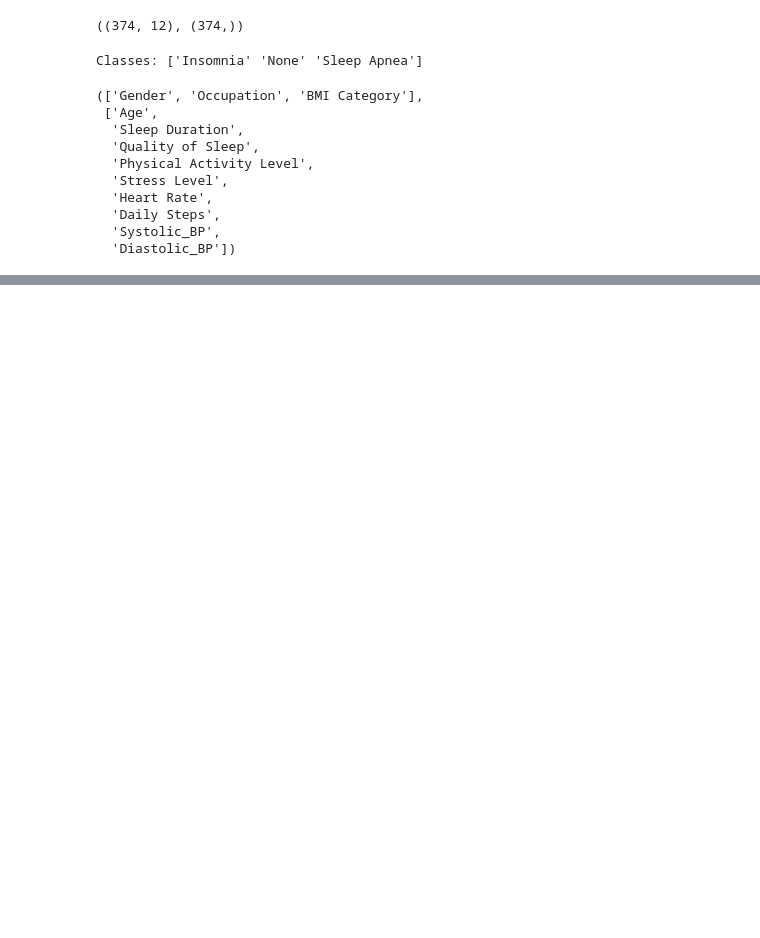
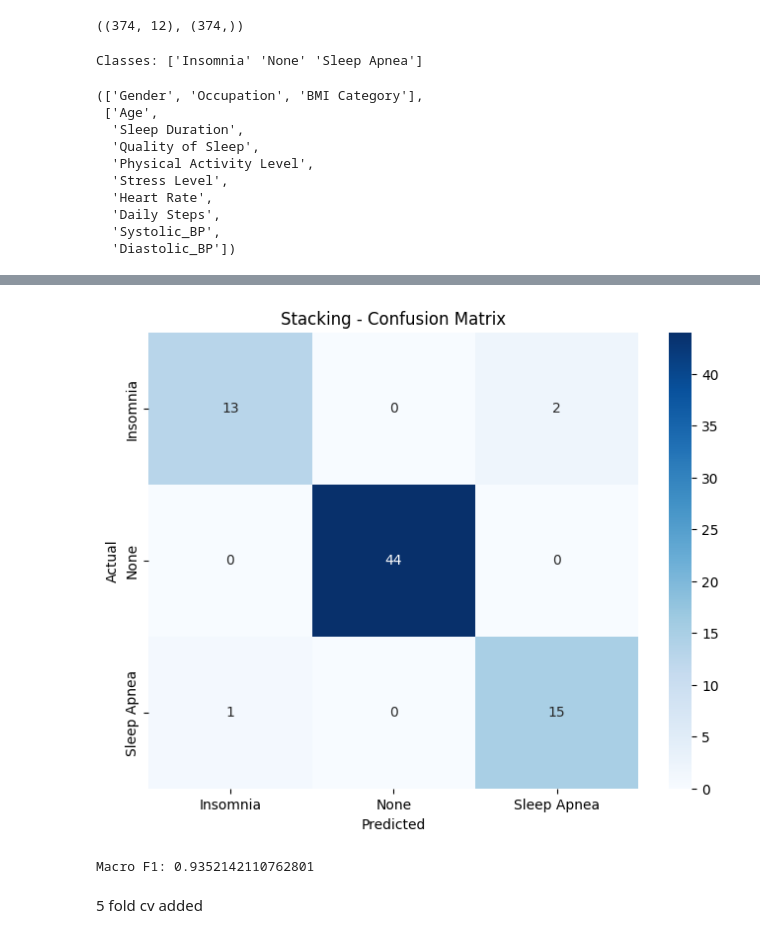
Before and after one commit to rifat-binreza/sleep_data_analysis_bracu, a Jupyter notebook: stacking_imp.ipynb, the cells around one changed output, grey strips where cells are left out. Saved outputs shown, nothing was run; the diff lists cells and outputs as text; code cells hidden in the pictures; blank space fills up the shorter version.

```diff
--- a/stacking_imp.ipynb
+++ b/stacking_imp.ipynb
@@ -147,0 +172,14 @@ categorical_cols, numerical_cols
+# %%
+stack_clf = StackingClassifier(
+    estimators=[("rf", rf), ("xgb", xgb)],
+    final_estimator=LogisticRegression(max_iter=4000,C=2.0),
+    stack_method="predict_proba",
+    n_jobs=-1
+)
+# %%
+stacking_model = Pipeline([
+    ("preprocessor", preprocessor),
+    ("classifier", stack_clf)
+])
+
+stacking_model
@@ -147,0 +204,2 @@ categorical_cols, numerical_cols
+# %%
+stacking_model.fit(X_train, y_train)
@@ -147,0 +224,11 @@ categorical_cols, numerical_cols
+# %%
+y_pred = stacking_model.predict(X_test)
+
+acc = accuracy_score(y_test, y_pred)
+print(f"STACKING ACCURACY: {acc*100:.2f}%")
+
+print("\nClassification Report:")
+print(classification_report(y_test, y_pred, target_names=le.classes_))
+
+cm = confusion_matrix(y_test, y_pred)
+print("\nConfusion Matrix:\n", cm)
@@ -147,0 +254,20 @@ categorical_cols, numerical_cols
+# %%
+plt.figure(figsize=(8, 6))
+sns.heatmap(
+    cm, annot=True, fmt="d", cmap="Blues",
+    xticklabels=le.classes_,
+    yticklabels=le.classes_
+)
+plt.xlabel("Predicted")
+plt.ylabel("Actual")
+plt.title("Stacking - Confusion Matrix")
+plt.show()
+# %% [output]
+[figure, added]
+# %%
+from sklearn.metrics import f1_score
+print("Macro F1:", f1_score(y_test, y_pred, average="macro"))
+# %% [output]
+Macro F1: 0.9352142110762801
+# %% [markdown]
+5 fold cv added
```
Also changed, not shown: parts of 9 cells of this notebook.
